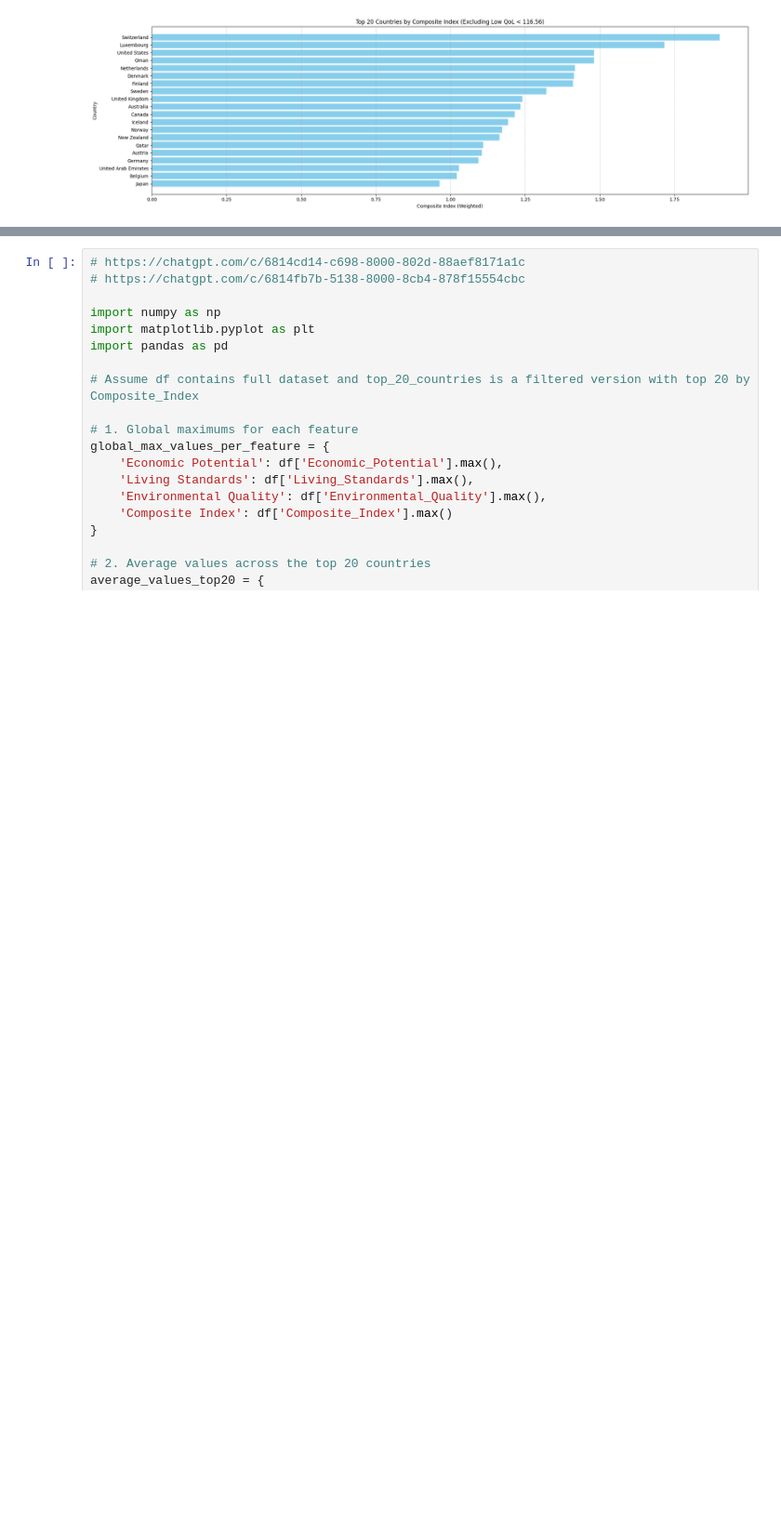
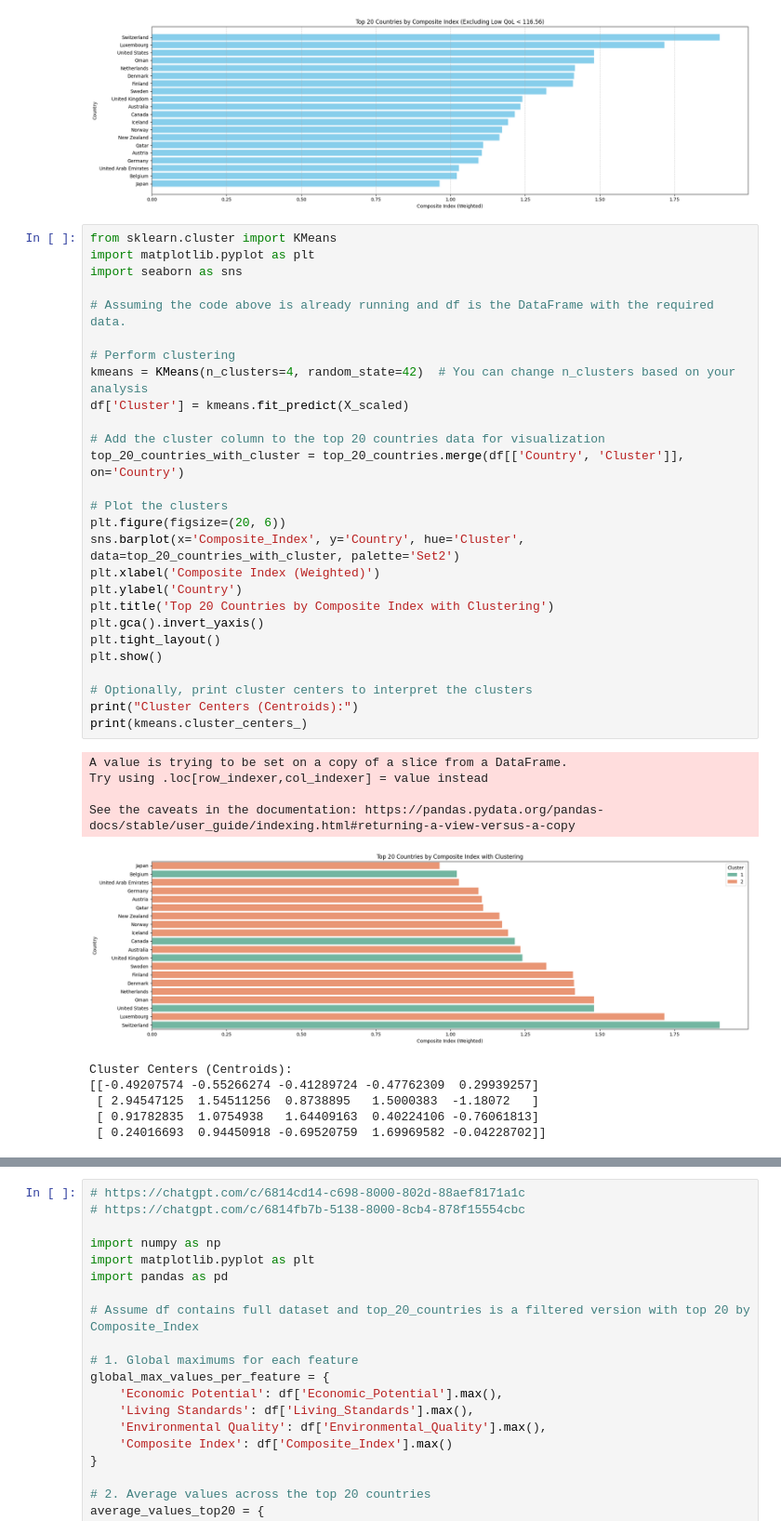
Before and after one commit to NojusMat/DataVisCA1, a Jupyter notebook: DataVisCA1_NojusMatusevicius_SD4A.ipynb, the cells around one changed output, grey strips where cells are left out. Shown at 93% size. Saved outputs shown, nothing was run; the diff lists cells and outputs as text; blank space fills up the shorter version.

```diff
--- a/DataVisCA1_NojusMatusevicius_SD4A.ipynb
+++ b/DataVisCA1_NojusMatusevicius_SD4A.ipynb
@@ -1786,3 +1786,41 @@ Try using .loc[row_indexer,col_indexer] = value instead
 
 See the caveats in the documentation: https://pandas.pydata.org/pandas-docs/stable/user_guide/indexing.html#returning-a-view-versus-a-copy
 [figure]
+# %%
+from sklearn.cluster import KMeans
+import matplotlib.pyplot as plt
+import seaborn as sns
+
+# Assuming the code above is already running and df is the DataFrame with the required data.
+
+# Perform clustering
+kmeans = KMeans(n_clusters=4, random_state=42)  # You can change n_clusters based on your analysis
+df['Cluster'] = kmeans.fit_predict(X_scaled)
+
+# Add the cluster column to the top 20 countries data for visualization
+top_20_countries_with_cluster = top_20_countries.merge(df[['Country', 'Cluster']], on='Country')
+
+# Plot the clusters
+plt.figure(figsize=(20, 6))
+sns.barplot(x='Composite_Index', y='Country', hue='Cluster', data=top_20_countries_with_cluster, palette='Set2')
+plt.xlabel('Composite Index (Weighted)')
+plt.ylabel('Country')
+plt.title('Top 20 Countries by Composite Index with Clustering')
+plt.gca().invert_yaxis()
+plt.tight_layout()
+plt.show()
+
+# Optionally, print cluster centers to interpret the clusters
+print("Cluster Centers (Centroids):")
+print(kmeans.cluster_centers_)
+# %% [output]
+A value is trying to be set on a copy of a slice from a DataFrame.
+Try using .loc[row_indexer,col_indexer] = value instead
+
+See the caveats in the documentation: https://pandas.pydata.org/pandas-docs/stable/user_guide/indexing.html#returning-a-view-versus-a-copy
+[figure, added]
+Cluster Centers (Centroids):
+[[-0.49207574 -0.55266274 -0.41289724 -0.47762309  0.29939257]
+ [ 2.94547125  1.54511256  0.8738895   1.5000383  -1.18072   ]
+ [ 0.91782835  1.0754938   1.64409163  0.40224106 -0.76061813]
+ [ 0.24016693  0.94450918 -0.69520759  1.69969582 -0.04228702]]
```
Also changed, not shown: parts of 4 cells of this notebook.
